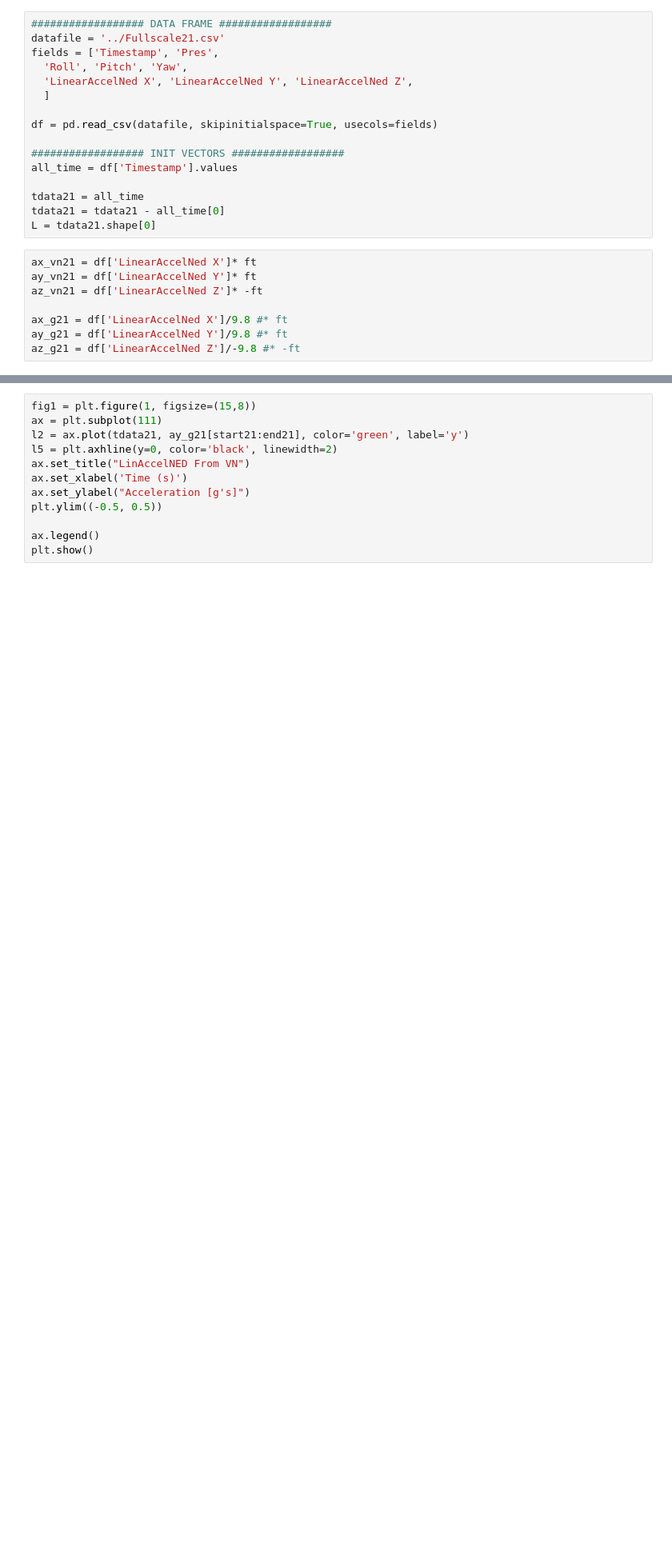
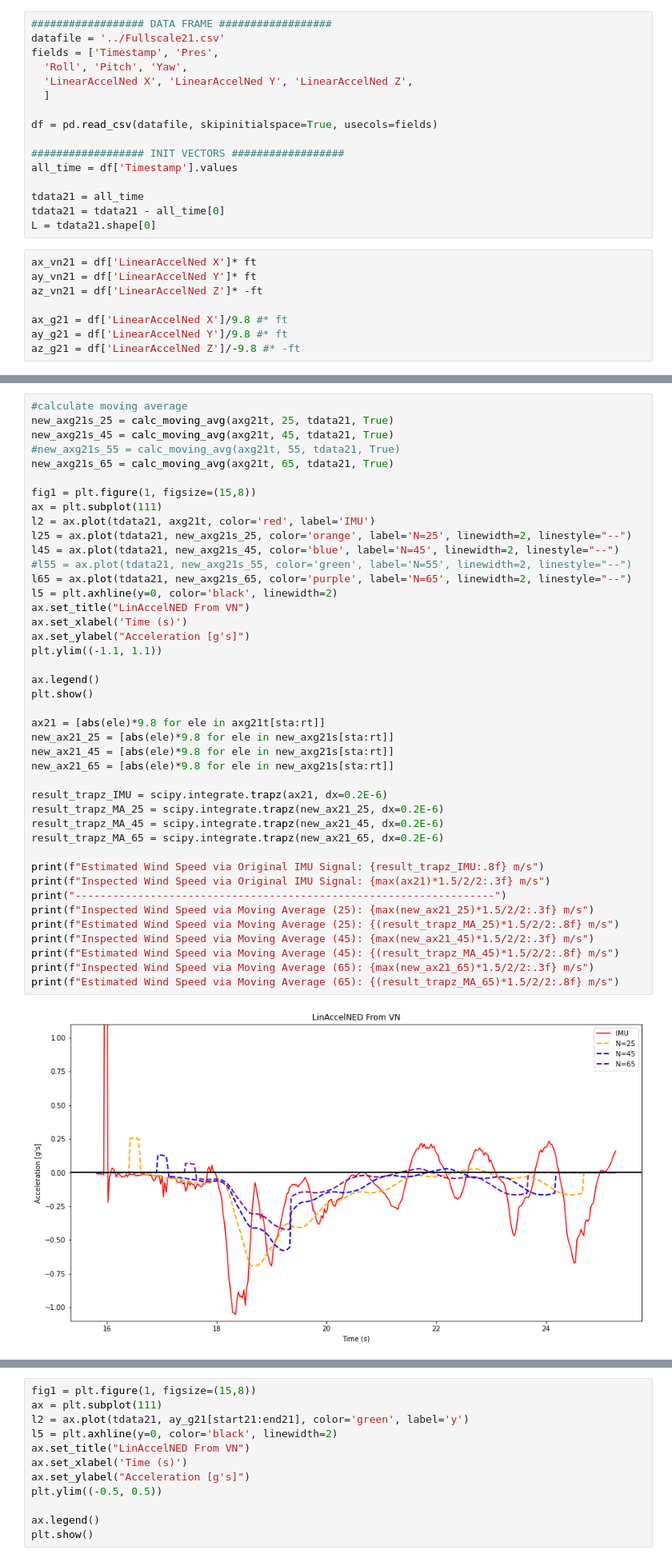
Before and after one commit to VADL-2022/IMU_VV, a Jupyter notebook: 03_Path_Recon/Moving_Averages.ipynb, the cells around one changed output, grey strips where cells are left out. Shown at 80% size. Saved outputs shown, nothing was run; the diff lists cells and outputs as text; blank space fills up the shorter version.

```diff
--- a/03_Path_Recon/Moving_Averages.ipynb
+++ b/03_Path_Recon/Moving_Averages.ipynb
@@ -338,0 +145,44 @@ Estimated Wind Speed via Moving Average: -0.00009328 m/s
+# %%
+#calculate moving average
+new_axg21s_25 = calc_moving_avg(axg21t, 25, tdata21, True)
+new_axg21s_45 = calc_moving_avg(axg21t, 45, tdata21, True)
+#new_axg21s_55 = calc_moving_avg(axg21t, 55, tdata21, True)
+new_axg21s_65 = calc_moving_avg(axg21t, 65, tdata21, True)
+
+fig1 = plt.figure(1, figsize=(15,8))
+ax = plt.subplot(111)
+l2 = ax.plot(tdata21, axg21t, color='red', label='IMU')
+l25 = ax.plot(tdata21, new_axg21s_25, color='orange', label='N=25', linewidth=2, linestyle="--")
+l45 = ax.plot(tdata21, new_axg21s_45, color='blue', label='N=45', linewidth=2, linestyle="--")
+#l55 = ax.plot(tdata21, new_axg21s_55, color='green', label='N=55', linewidth=2, linestyle="--")
+l65 = ax.plot(tdata21, new_axg21s_65, color='purple', label='N=65', linewidth=2, linestyle="--")
+l5 = plt.axhline(y=0, color='black', linewidth=2)
+ax.set_title("LinAccelNED From VN")
+ax.set_xlabel('Time (s)')
+ax.set_ylabel("Acceleration [g's]")
+plt.ylim((-1.1, 1.1))
+
+ax.legend()
+plt.show()
+
+ax21 = [abs(ele)*9.8 for ele in axg21t[sta:rt]]
+new_ax21_25 = [abs(ele)*9.8 for ele in new_axg21s[sta:rt]]
+new_ax21_45 = [abs(ele)*9.8 for ele in new_axg21s[sta:rt]]
+new_ax21_65 = [abs(ele)*9.8 for ele in new_axg21s[sta:rt]]
+
+result_trapz_IMU = scipy.integrate.trapz(ax21, dx=0.2E-6)
+result_trapz_MA_25 = scipy.integrate.trapz(new_ax21_25, dx=0.2E-6)
+result_trapz_MA_45 = scipy.integrate.trapz(new_ax21_45, dx=0.2E-6)
+result_trapz_MA_65 = scipy.integrate.trapz(new_ax21_65, dx=0.2E-6)
+
+print(f"Estimated Wind Speed via Original IMU Signal: {result_trapz_IMU:.8f} m/s")
+print(f"Inspected Wind Speed via Original IMU Signal: {max(ax21)*1.5/2/2:.3f} m/s")
+print("-------------------------------------------------------------------")
+print(f"Inspected Wind Speed via Moving Average (25): {max(new_ax21_25)*1.5/2/2:.3f} m/s")
+print(f"Estimated Wind Speed via Moving Average (25): {(result_trapz_MA_25)*1.5/2/2:.8f} m/s")
+print(f"Inspected Wind Speed via Moving Average (45): {max(new_ax21_45)*1.5/2/2:.3f} m/s")
+print(f"Estimated Wind Speed via Moving Average (45): {(result_trapz_MA_45)*1.5/2/2:.8f} m/s")
+print(f"Inspected Wind Speed via Moving Average (65): {max(new_ax21_65)*1.5/2/2:.3f} m/s")
+print(f"Estimated Wind Speed via Moving Average (65): {(result_trapz_MA_65)*1.5/2/2:.8f} m/s")
+# %% [output]
+[figure, added]
```
Also changed, not shown: parts of 22 cells of this notebook.
